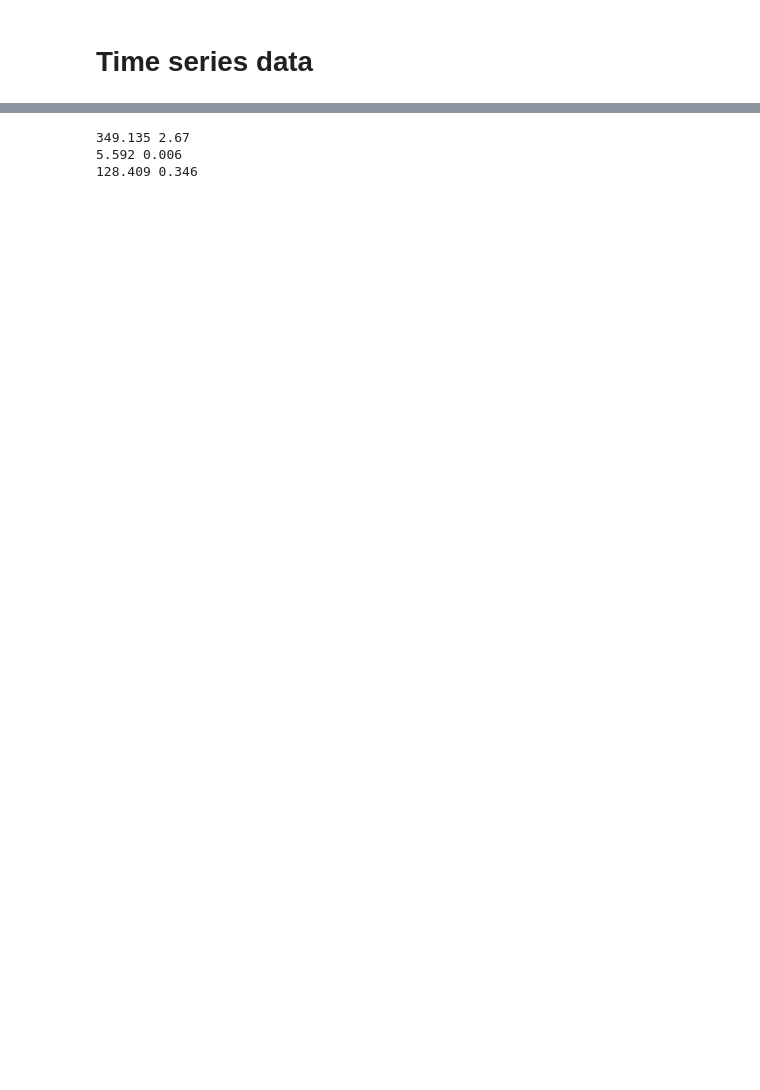
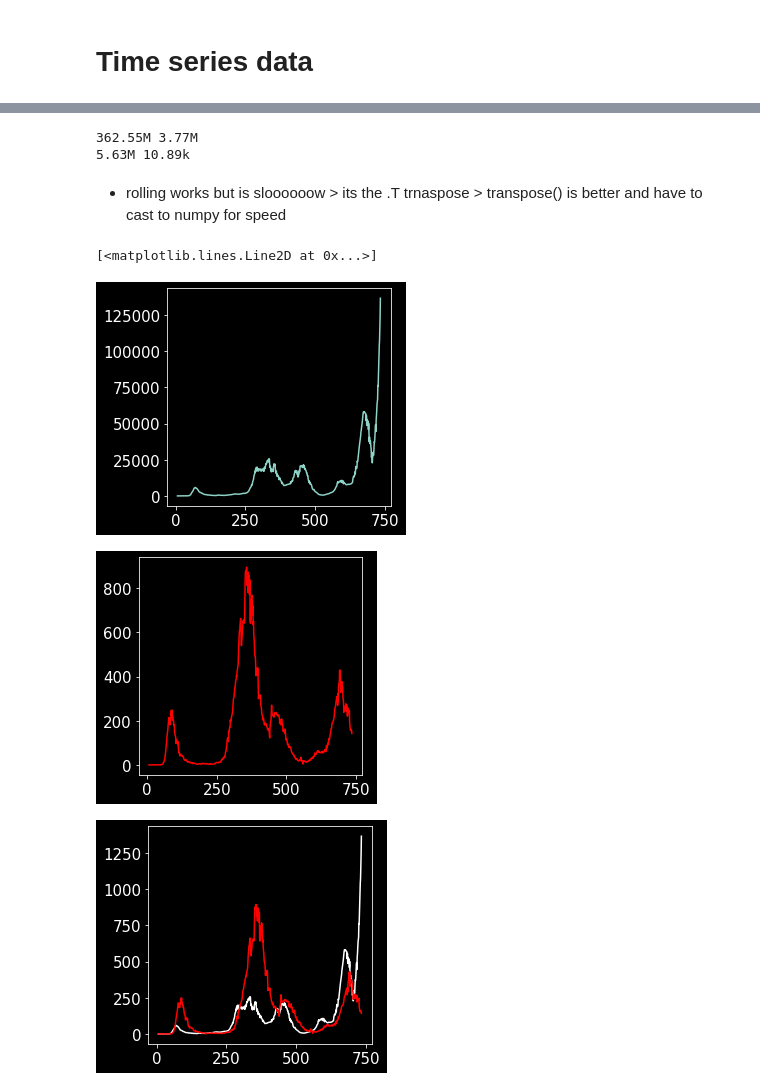
Before and after one commit to mikehemberger/corona-dashboard, a Jupyter notebook: explore-tsdata-metrics.ipynb, the cells around one changed output, grey strips where cells are left out. Saved outputs shown, nothing was run; the diff lists cells and outputs as text; code cells hidden in the pictures; blank space fills up the shorter version.

```diff
--- a/explore-tsdata-metrics.ipynb
+++ b/explore-tsdata-metrics.ipynb
@@ -37,21 +34,54 @@ dfr.loc[:, t[-180]].sum()
+# %%
+# infections
+dfc = dfc.rename(columns={
+    "Country/Region" : "country",
+    "Province/State" : "state"}
+)
+dfc = dfc.groupby(by="country").sum()
+dfc = dfc.reset_index()
+
+# deaths
+dfd = dfd.rename(columns={
+    "Country/Region" : "country",
+    "Province/State" : "state"}
+)
+dfd = dfd.groupby(by="country").sum()
+dfd = dfd.reset_index()
 # %%
-recov_idx = -180
-denom = 3
+#conf = np.round(dfc.loc[:, t[-1]].sum() / 1e6, denom)
+conf = dfc.loc[:, t[-1]].sum()
+dconf = dfc.loc[:, t[-1]].sum() - dfc.loc[:, t[-2]].sum()
 
-conf = np.round(dfc.loc[:, t[-1]].sum() / 1e6, denom)
-dconf = np.round((dfc.loc[:, t[-1]].sum() - dfc.loc[:, t[-2]].sum()) / 1e6, denom)
+deaths = dfd.loc[:, t[-1]].sum()
+ddeaths = dfd.loc[:, t[-1]].sum() - dfd.loc[:, t[-2]].sum()
 
-deaths = np.round(dfd.loc[:, t[-1]].sum() / 1e6, denom)
-ddeaths = np.round((dfd.loc[:, t[-1]].sum() - dfd.loc[:, t[-2]].sum()) / 1e6, denom)
-
-recov = np.round(dfr.loc[:, t[recov_idx]].sum() / 1e6, denom)
-drecov = np.round((dfr.loc[:, t[recov_idx]].sum() - dfr.loc[:, t[recov_idx-1]].sum()) / 1e6, denom)
-
-# Recovered is actually kind of unclear (maybe more sense when "active" cases are considered)
-print(conf, dconf)
-print(deaths, ddeaths)
-print(recov, drecov)
+print(millify(conf, precision=2), millify(dconf, precision=2))
+print(millify(deaths, precision=2), millify(ddeaths, precision=2))
 # %% [output]
-349.135 2.67
-5.592 0.006
-128.409 0.346
+362.55M 3.77M
+5.63M 10.89k
+# %% [markdown]
+- rolling works but is sloooooow > its the .T trnaspose > transpose() is better and have to cast to numpy for speed
+# %%
+ccountry = "Germany"
+idx = dfc[dfc.country == ccountry].index.tolist()
+y = np.squeeze(dfc.loc[idx, t].diff(axis=1).transpose().rolling(window=7).mean())
+y = np.array(y)
+
+plt.figure(figsize=(4,4))
+plt.plot(y)
+
+y2 = np.squeeze(dfd.loc[idx, t].diff(axis=1).transpose().rolling(window=7).mean())
+y2 = np.array(y2)
+
+plt.figure(figsize=(4,4))
+plt.plot(y2, "-r")
+
+plt.figure(figsize=(4,4))
+plt.plot(y / 100, "-w")
+plt.plot(y2, "-r")
+# %% [output]
+[<matplotlib.lines.Line2D at 0x...>]
+[figure, added]
+[figure, added]
+[figure, added]
```
Also changed, not shown: parts of 10 cells of this notebook, 2 other files.
